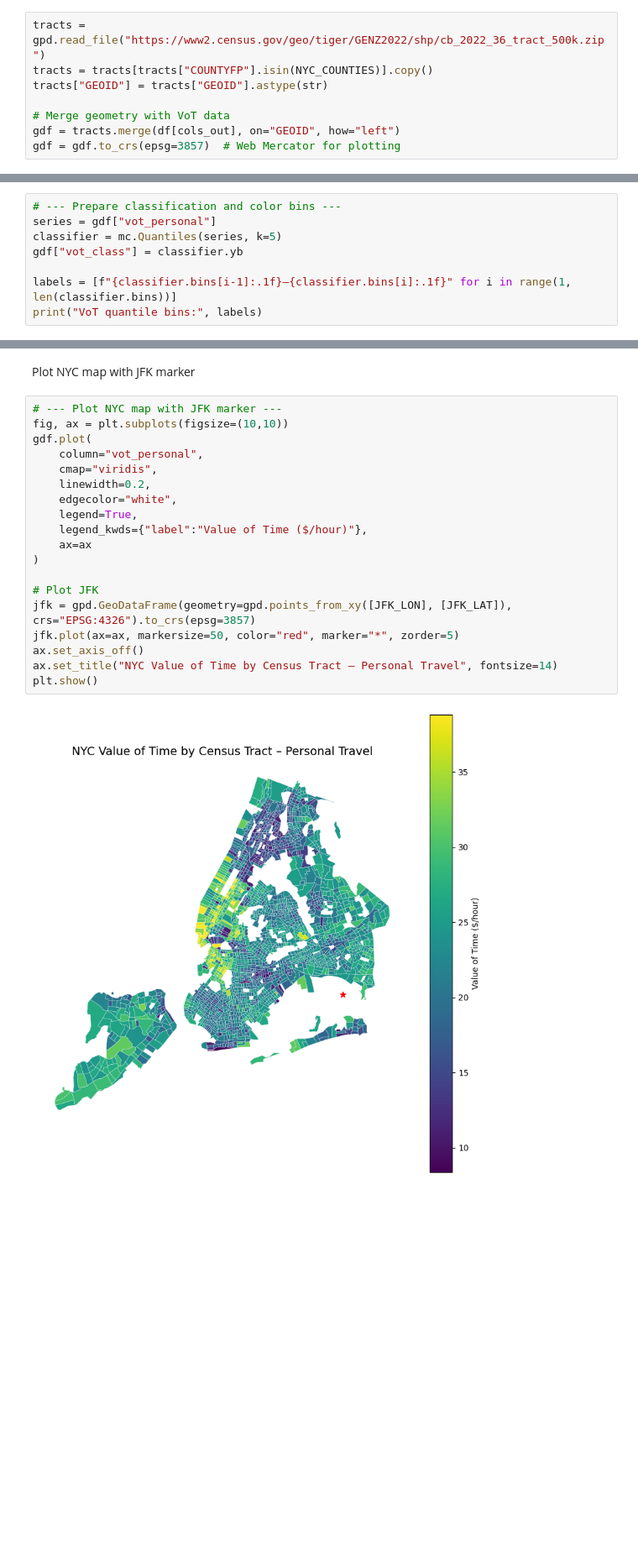
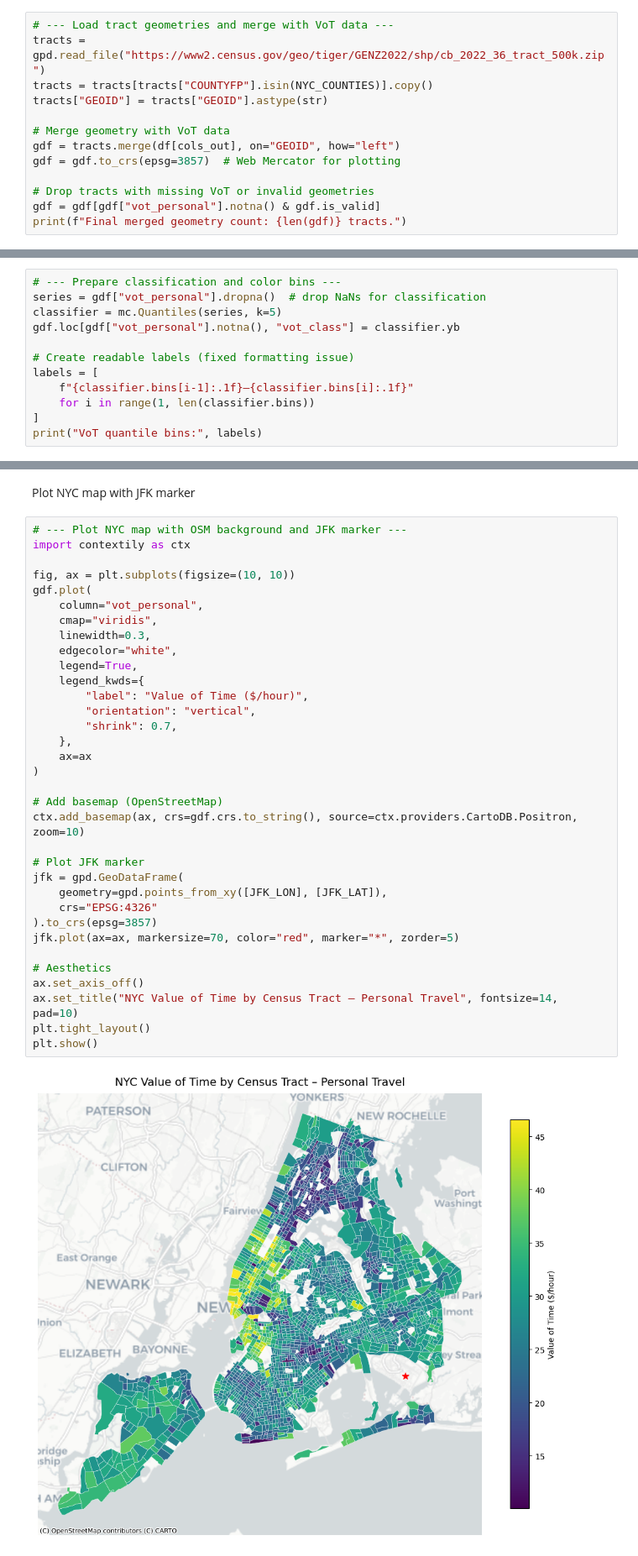
Before and after one commit to caoalbert/uam_system_model, a Jupyter notebook: VOT.ipynb, the cells around one changed output, grey strips where cells are left out. Shown at 84% size. Drawn from its saved outputs; the diff is of its cells as text; blank space fills up the shorter version.

```diff
--- a/VOT.ipynb
+++ b/VOT.ipynb
@@ -84,6 +100,7 @@ Saved nyc_value_of_time_by_tract.csv with 2192 tracts
 # %% [markdown]
 Load tract geometries
 # %%
+# --- Load tract geometries and merge with VoT data ---
 tracts = gpd.read_file("https://www2.census.gov/geo/tiger/GENZ2022/shp/cb_2022_36_tract_500k.zip")
 tracts = tracts[tracts["COUNTYFP"].isin(NYC_COUNTIES)].copy()
 tracts["GEOID"] = tracts["GEOID"].astype(str)
@@ -91,3 +108,7 @@ tracts["GEOID"] = tracts["GEOID"].astype(str)
 # Merge geometry with VoT data
 gdf = tracts.merge(df[cols_out], on="GEOID", how="left")
 gdf = gdf.to_crs(epsg=3857)  # Web Mercator for plotting
+
+# Drop tracts with missing VoT or invalid geometries
+gdf = gdf[gdf["vot_personal"].notna() & gdf.is_valid]
+print(f"Final merged geometry count: {len(gdf)} tracts.")
@@ -95,10 +118,14 @@ gdf = gdf.to_crs(epsg=3857)  # Web Mercator for plotting
 Prepare classification and color bins
 # %%
 # --- Prepare classification and color bins ---
-series = gdf["vot_personal"]
+series = gdf["vot_personal"].dropna()  # drop NaNs for classification
 classifier = mc.Quantiles(series, k=5)
-gdf["vot_class"] = classifier.yb
+gdf.loc[gdf["vot_personal"].notna(), "vot_class"] = classifier.yb
 
-labels = [f"{classifier.bins[i-1]:.1f}–{classifier.bins[i]:.1f}" for i in range(1, len(classifier.bins))]
+# Create readable labels (fixed formatting issue)
+labels = [
+    f"{classifier.bins[i-1]:.1f}–{classifier.bins[i]:.1f}"
+    for i in range(1, len(classifier.bins))
+]
 print("VoT quantile bins:", labels)
 # %% [output]
@@ -106,23 +133,38 @@ VoT quantile bins: ['18.5–21.3', '21.3–23.9', '23.9–27.5', '27.5–nan']
 # %% [markdown]
 Plot NYC map with JFK marker
 # %%
-# --- Plot NYC map with JFK marker ---
-fig, ax = plt.subplots(figsize=(10,10))
+# --- Plot NYC map with OSM background and JFK marker ---
+import contextily as ctx
+
+fig, ax = plt.subplots(figsize=(10, 10))
 gdf.plot(
     column="vot_personal",
     cmap="viridis",
-    linewidth=0.2,
+    linewidth=0.3,
     edgecolor="white",
     legend=True,
-    legend_kwds={"label":"Value of Time ($/hour)"},
+    legend_kwds={
+        "label": "Value of Time ($/hour)",
+        "orientation": "vertical",
+        "shrink": 0.7,
+    },
     ax=ax
 )
 
-# Plot JFK
-jfk = gpd.GeoDataFrame(geometry=gpd.points_from_xy([JFK_LON], [JFK_LAT]), crs="EPSG:4326").to_crs(epsg=3857)
-jfk.plot(ax=ax, markersize=50, color="red", marker="*", zorder=5)
+# Add basemap (OpenStreetMap)
+ctx.add_basemap(ax, crs=gdf.crs.to_string(), source=ctx.providers.CartoDB.Positron, zoom=10)
+
+# Plot JFK marker
+jfk = gpd.GeoDataFrame(
+    geometry=gpd.points_from_xy([JFK_LON], [JFK_LAT]),
+    crs="EPSG:4326"
+).to_crs(epsg=3857)
+jfk.plot(ax=ax, markersize=70, color="red", marker="*", zorder=5)
+
+# Aesthetics
 ax.set_axis_off()
-ax.set_title("NYC Value of Time by Census Tract – Personal Travel", fontsize=14)
+ax.set_title("NYC Value of Time by Census Tract – Personal Travel", fontsize=14, pad=10)
+plt.tight_layout()
 plt.show()
 # %% [output]
-[figure, old version]
+[figure, new version]
```
Also changed, not shown: parts of 23 cells of this notebook, 2 other files.
